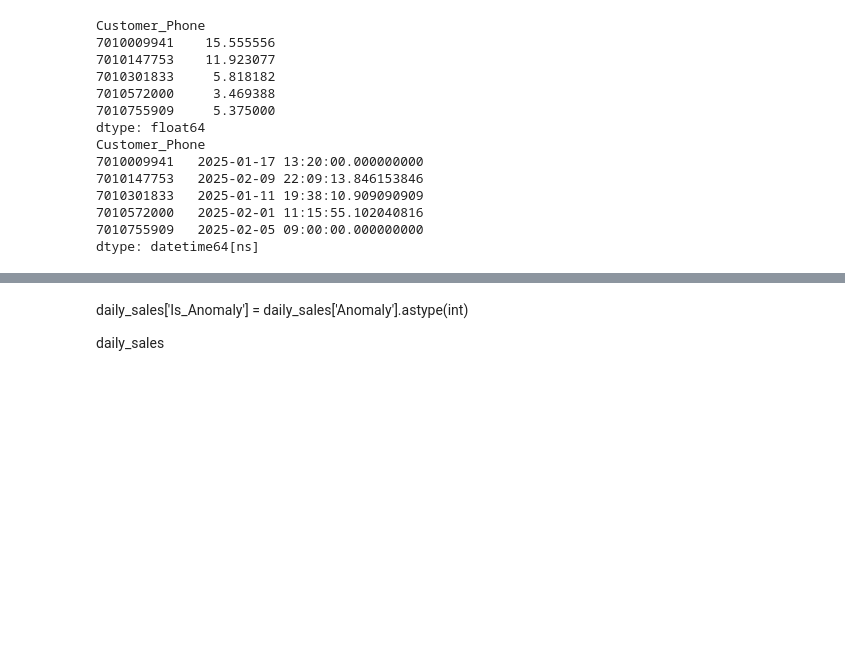
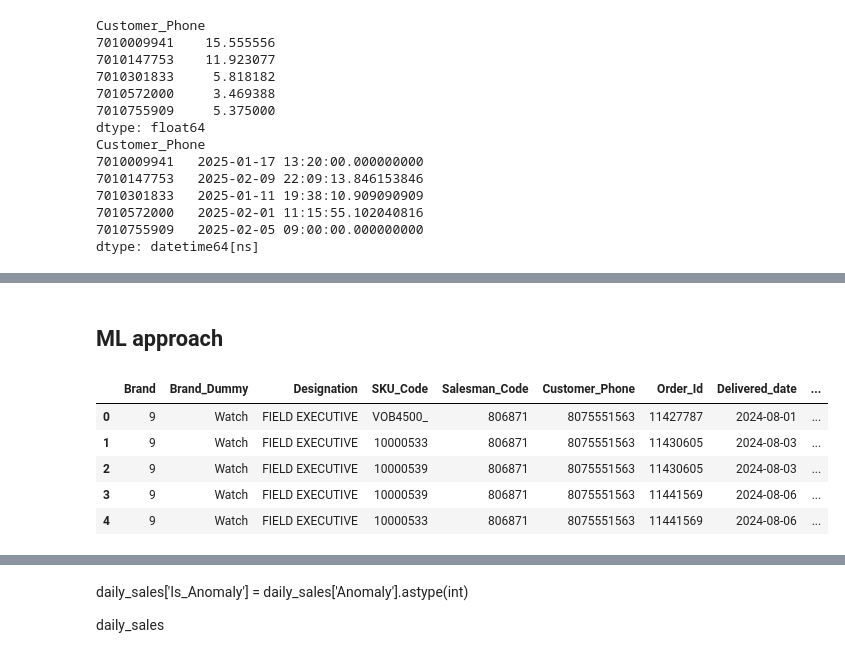
Before and after one commit to boiBASH/Tolaram_Projecct, a Jupyter notebook: from_bheez/new_objs.ipynb, the cells around one changed output, grey strips where cells are left out. Saved outputs shown, nothing was run; the diff lists cells and outputs as text; code cells hidden in the pictures; blank space fills up the shorter version.

```diff
--- a/from_bheez/new_objs.ipynb
+++ b/from_bheez/new_objs.ipynb
@@ -374,0 +329,68 @@ daily_sales.shape
+# %% [markdown]
+## ML approach
+# %%
+import pandas as pd
+import numpy as np  # Import NumPy
+from sklearn.model_selection import train_test_split
+from sklearn.ensemble import RandomForestRegressor
+from sklearn.metrics import mean_squared_error
+from sklearn.preprocessing import StandardScaler
+
+# --- Feature Engineering ---
+def calculate_rfm(data_df):
+    latest_date = data_df['Delivered_date'].max()
+    rfm_df = data_df.groupby('Customer_Phone').agg(
+        Recency=('Delivered_date', lambda x: (latest_date - x.max()).days),
+        Frequency=('Customer_Phone', 'count'),  # Count unique Order IDs for frequency
+        Monetary=('Redistribution Value', 'sum')
+    ).reset_index()
+    return rfm_df
+"""
+def calculate_rfm(data_df):
+    latest_date = data_df['Delivered_date'].max()
+    rfm_df = data_df.groupby('Customer_Phone').agg(
+        Recency=('Delivered_date', lambda x: (latest_date - x.max()).days),
+        Frequency=('Order_Id', 'nunique'),
+        Monetary=('Redistribution Value', 'sum')
+    ).reset_index()
+    return rfm_df
+
+    # Calculate Recency (days since last purchase) for each customer
+    rfm_df = data_df.groupby('Customer_Phone').agg(
+        Recency=('Delivered_date', lambda x: (latest_date - x.max()).days),
+        Frequency=('Customer_Phone', 'count'),  # Count unique Order IDs for frequency
+        Monetary=('Redistribution Value', 'sum')
+    ).reset_index()
+"""
+def calculate_interpurchase_features(data_df):
+    interpurchase_df = data_df.groupby('Customer_Phone').agg(
+        First_Purchase_Date=('Delivered_date', 'min'),
+        Last_Purchase_Date=('Delivered_date', 'max'),
+        Order_Count=('Order_Id', 'nunique')
+    ).reset_index()
+
+    interpurchase_df['Time_Since_First_Purchase'] = (interpurchase_df['Last_Purchase_Date'] - interpurchase_df['First_Purchase_Date']).dt.days
+    interpurchase_df['Avg_Interpurchase_Interval'] = interpurchase_df['Time_Since_First_Purchase'] / interpurchase_df['Order_Count']
+    interpurchase_df.replace([np.inf, -np.inf], 0, inplace=True)  # Corrected line: use np.inf
+    return interpurchase_df[['Customer_Phone', 'Avg_Interpurchase_Interval']]
+
+# Assuming df is your main DataFrame
+data_df['Delivered_date'] = pd.to_datetime(data_df['Delivered_date'])  # Ensure datetime
+
+rfm_df = calculate_rfm(data_df)
+interpurchase_df = calculate_interpurchase_features(data_df)
+df_ml = data_df.merge(rfm_df, on='Customer_Phone').merge(interpurchase_df, on='Customer_Phone', how='left')
+
+# Day of Week and Month features (example)
+df_ml['Day_of_Week'] = df_ml['Delivered_date'].dt.dayofweek
+df_ml['Month'] = df_ml['Delivered_date'].dt.month
+
+df_ml.fillna(0, inplace=True)  # Handle any remaining NaN values
+df_ml.head()
+# %% [output]
+|  | Brand | Brand_Dummy | Designation | SKU_Code | Salesman_Code | Customer_Phone | Order_Id | Delivered_date | ... |
+| 0 | 9 | Watch | FIELD EXECUTIVE | VOB4500_ | 806871 | 8075551563 | 11427787 | 2024-08-01 | ... |
+| 1 | 9 | Watch | FIELD EXECUTIVE | 10000533 | 806871 | 8075551563 | 11430605 | 2024-08-03 | ... |
+| 2 | 9 | Watch | FIELD EXECUTIVE | 10000539 | 806871 | 8075551563 | 11430605 | 2024-08-03 | ... |
+| 3 | 9 | Watch | FIELD EXECUTIVE | 10000539 | 806871 | 8075551563 | 11441569 | 2024-08-06 | ... |
+| 4 | 9 | Watch | FIELD EXECUTIVE | 10000533 | 806871 | 8075551563 | 11441569 | 2024-08-06 | ... |
```
Also changed, not shown: parts of 23 cells of this notebook.
